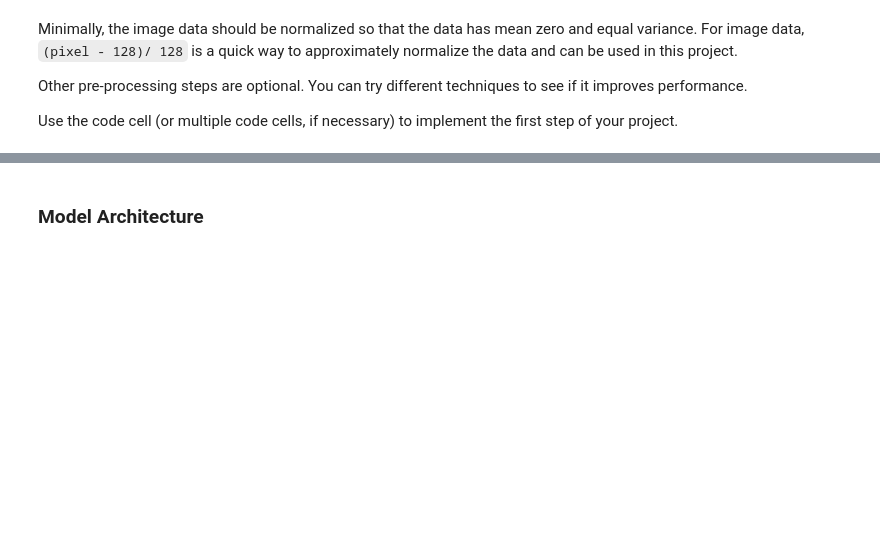
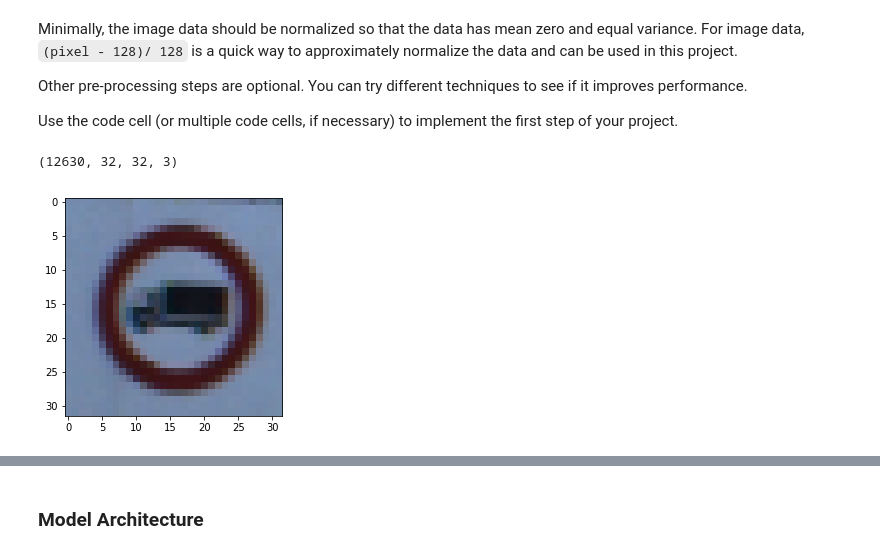
Before and after one commit to clockworks/nd-carnd-traffic-sign-classifier-p2, a Jupyter notebook: Traffic_Sign_Classifier.ipynb, the cells around one changed output, grey strips where cells are left out. Drawn from its saved outputs; the diff is of its cells as text; code cells hidden in the pictures; blank space fills up the shorter version.

```diff
--- a/Traffic_Sign_Classifier.ipynb
+++ b/Traffic_Sign_Classifier.ipynb
@@ -146,3 +146,13 @@ Use the code cell (or multiple code cells, if necessary) to implement the first
 ### Preprocess the data here. It is required to normalize the data. Other preprocessing steps could include
 ### converting to grayscale, etc.
 ### Feel free to use as many code cells as needed.
+# %%
+import cv2
+import skimage
+
+print(X_train.shape)
+plt.imshow(X_train[0])
+plt.show()
+# %% [output]
+(12630, 32, 32, 3)
+[figure, added]
```
Also changed, not shown: parts of 19 cells of this notebook, 2 other files.
